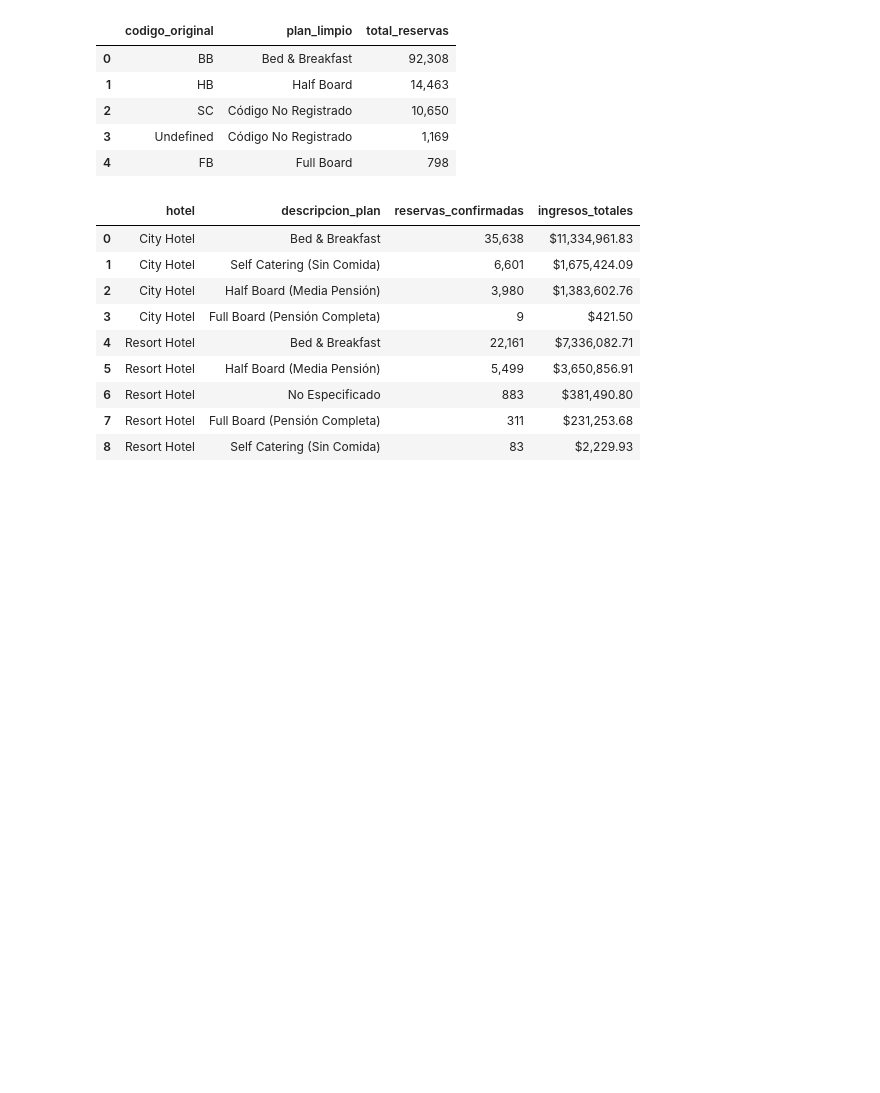
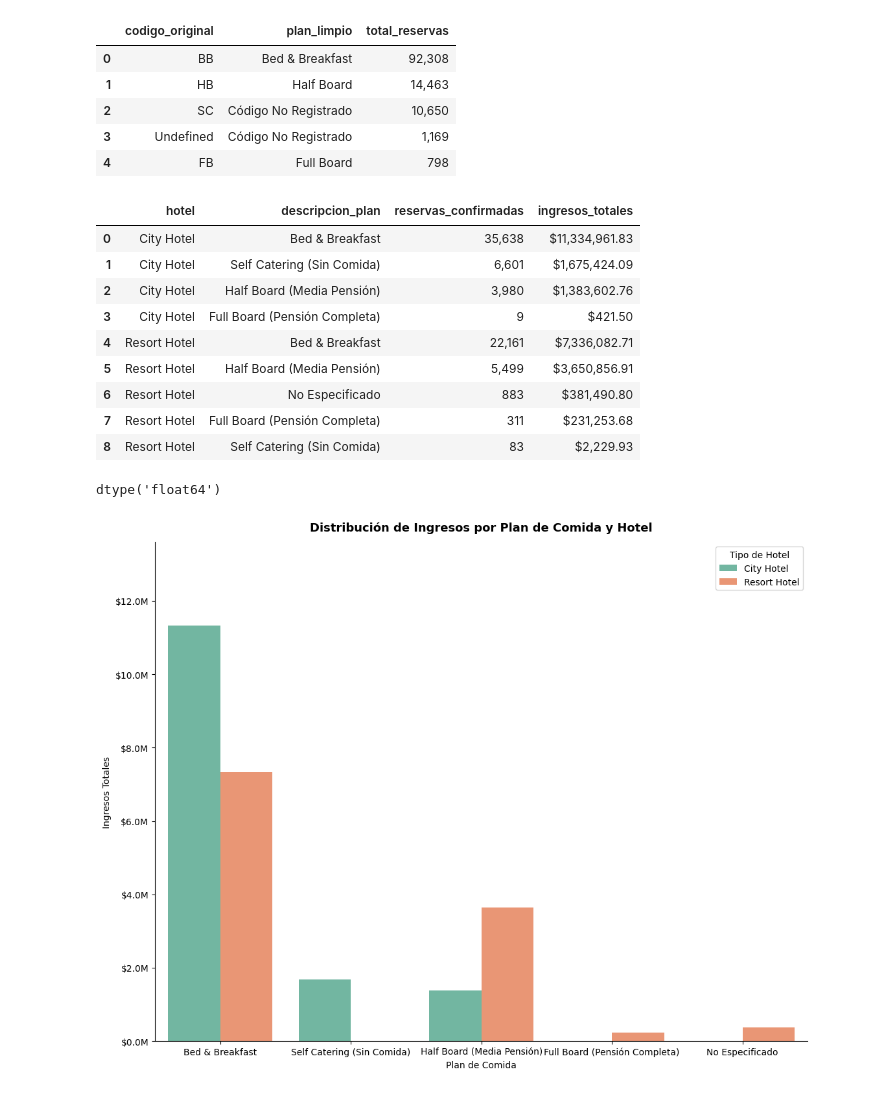
Before and after one commit to luisferdm6/02_analisis_hotelero_pandas, a Jupyter notebook: 01_limpieza_y_agrupaciones_hotel.ipynb, the cells around one changed output. Cells and saved outputs as stored; diff of their text form; code cells hidden in the pictures; blank space fills up the shorter version.

Commit message:
feat: limpieza de ingresos con replace y visualizacion ejecutiva en seaborn

```diff
--- a/01_limpieza_y_agrupaciones_hotel.ipynb
+++ b/01_limpieza_y_agrupaciones_hotel.ipynb
@@ -1337,3 +1337,44 @@ reporte_maestro_hoteles
 | 6 | Resort Hotel | No Especificado | 883 | $381,490.80 |
 | 7 | Resort Hotel | Full Board (Pensión Completa) | 311 | $231,253.68 |
 | 8 | Resort Hotel | Self Catering (Sin Comida) | 83 | $2,229.93 |
+# %%
+reporte_maestro_hoteles['ingresos_totales'] = (
+    reporte_maestro_hoteles['ingresos_totales']
+    .str.replace('$', '', regex=False)
+    .str.replace(',', '', regex=False)
+    .astype(float)
+)
+# %%
+reporte_maestro_hoteles['ingresos_totales'].dtype
+# %% [output]
+dtype('float64')
+# %%
+techo = reporte_maestro_hoteles['ingresos_totales'].max() * 1.2
+
+import matplotlib.ticker as ticker
+
+plt.figure(figsize=(13, 10))
+
+ax= sns.barplot(
+    data=reporte_maestro_hoteles,
+    x= 'descripcion_plan',
+    y= 'ingresos_totales',
+    hue= 'hotel',
+    palette= 'Set2'
+    )
+ax.yaxis.set_major_formatter(ticker.FuncFormatter(lambda x, pos: f'${x / 1_000_000:.1f}M'))
+
+plt.title('Distribución de Ingresos por Plan de Comida y Hotel',
+          fontsize= 13,
+          pad= 12,
+          fontweight= 'bold'
+          )
+plt.xlabel('Plan de Comida', fontsize= 10)
+plt.ylabel('Ingresos Totales', fontsize= 10)
+plt.ylim(0, techo)
+plt.legend(title= 'Tipo de Hotel')
+sns.despine()
+
+plt.show()
+# %% [output]
+[figure, added]
```
Also changed, not shown: parts of 1 cell of this notebook.
